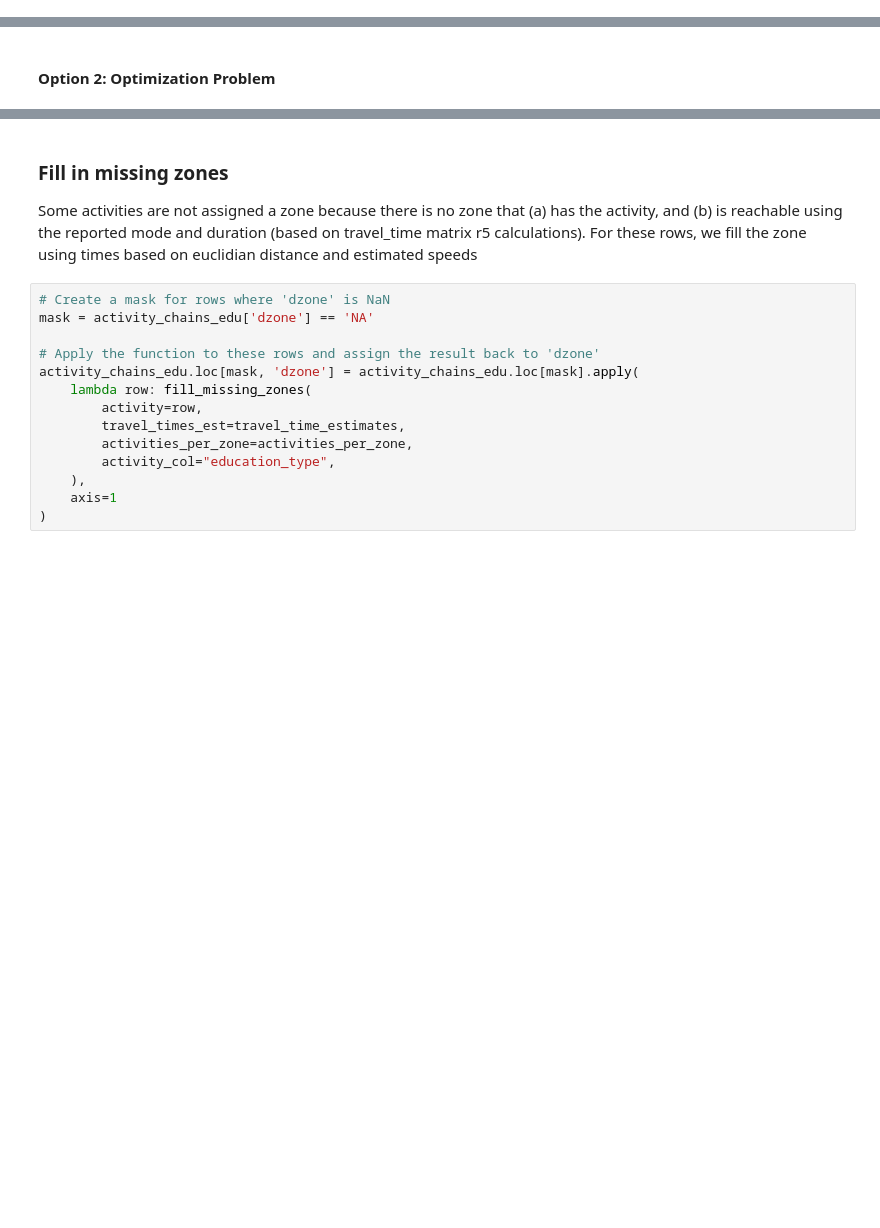
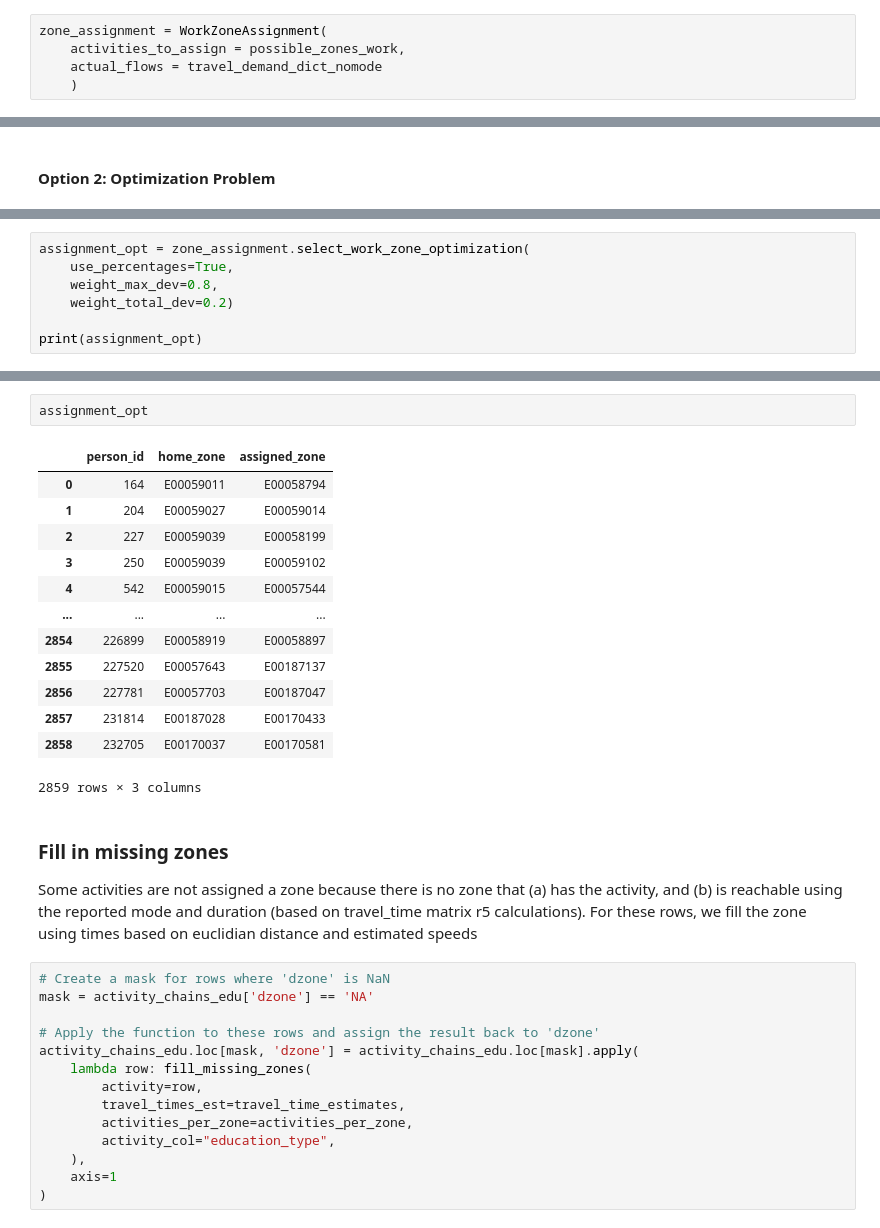
Before and after one commit to Urban-Analytics-Technology-Platform/acbm, a Jupyter notebook: notebooks/4_locations_work.ipynb, the cells around one changed output, grey strips where cells are left out. Cells and saved outputs as stored; diff of their text form; blank space fills up the shorter version.

Commit message:
workplace assignment 2 options

```diff
--- a/notebooks/4_locations_work.ipynb
+++ b/notebooks/4_locations_work.ipynb
@@ -595,4 +595,9 @@ We choose a zone from the feasible zones. We have two options:
 1) Iteratively loop over individuals and choose a zone from the feasible zones. We make sure that we don't exceed the flows reported in the commuting matrices
 
 2) Set up the problem as a Maximum Flow Problem (Optimization)
+# %%
+zone_assignment = WorkZoneAssignment(
+    activities_to_assign = possible_zones_work,
+    actual_flows = travel_demand_dict_nomode
+    )
 # %% [markdown]
@@ -874,0 +682,7 @@ comparison_df.head(100)
+# %%
+assignment_opt = zone_assignment.select_work_zone_optimization(
+    use_percentages=True,
+    weight_max_dev=0.8,
+    weight_total_dev=0.2)
+
+print(assignment_opt)
@@ -875,3 +707,19 @@ comparison_df.head(100)
+# %%
+assignment_opt
+# %% [output]
+|  | person_id | home_zone | assigned_zone |
+| 0 | 164 | E00059011 | E00058794 |
+| 1 | 204 | E00059027 | E00059014 |
+| 2 | 227 | E00059039 | E00058199 |
+| 3 | 250 | E00059039 | E00059102 |
+| 4 | 542 | E00059015 | E00057544 |
+| ... | ... | ... | ... |
+| 2854 | 226899 | E00058919 | E00058897 |
+| 2855 | 227520 | E00057643 | E00187137 |
+| 2856 | 227781 | E00057703 | E00187047 |
+| 2857 | 231814 | E00187028 | E00170433 |
+| 2858 | 232705 | E00170037 | E00170581 |
+2859 rows × 3 columns
 # %% [markdown]
 ### Fill in missing zones
 
```
Also changed, not shown: parts of 21 cells of this notebook, 2 other files.
